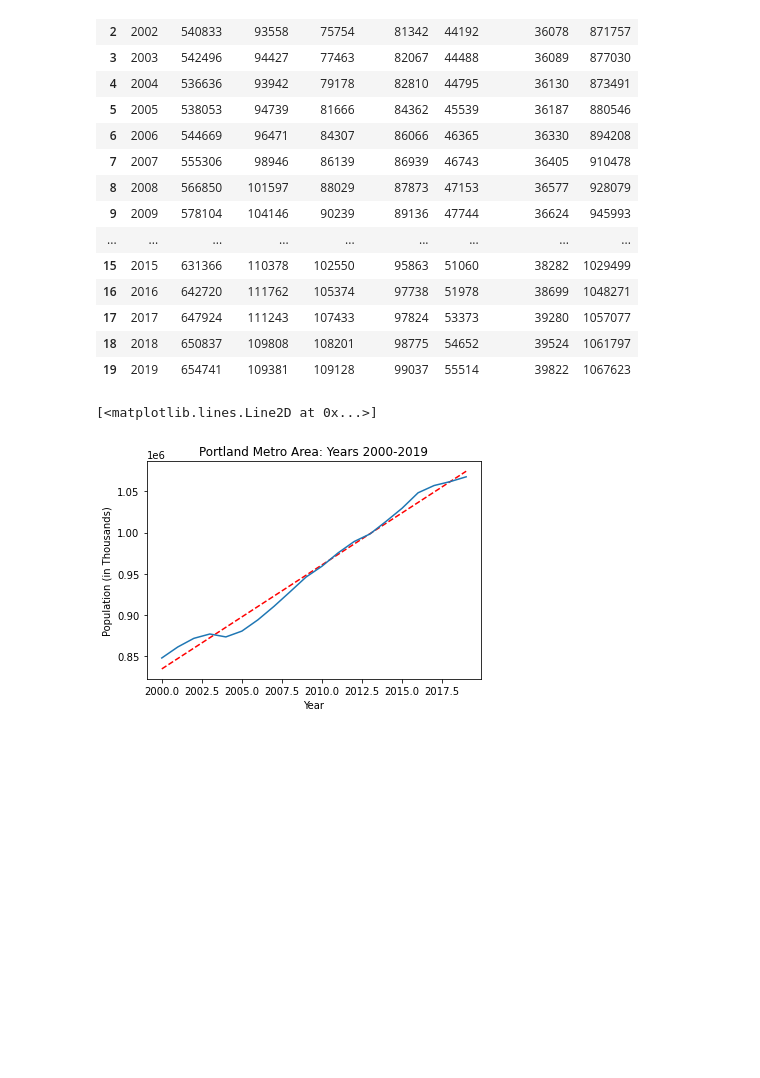
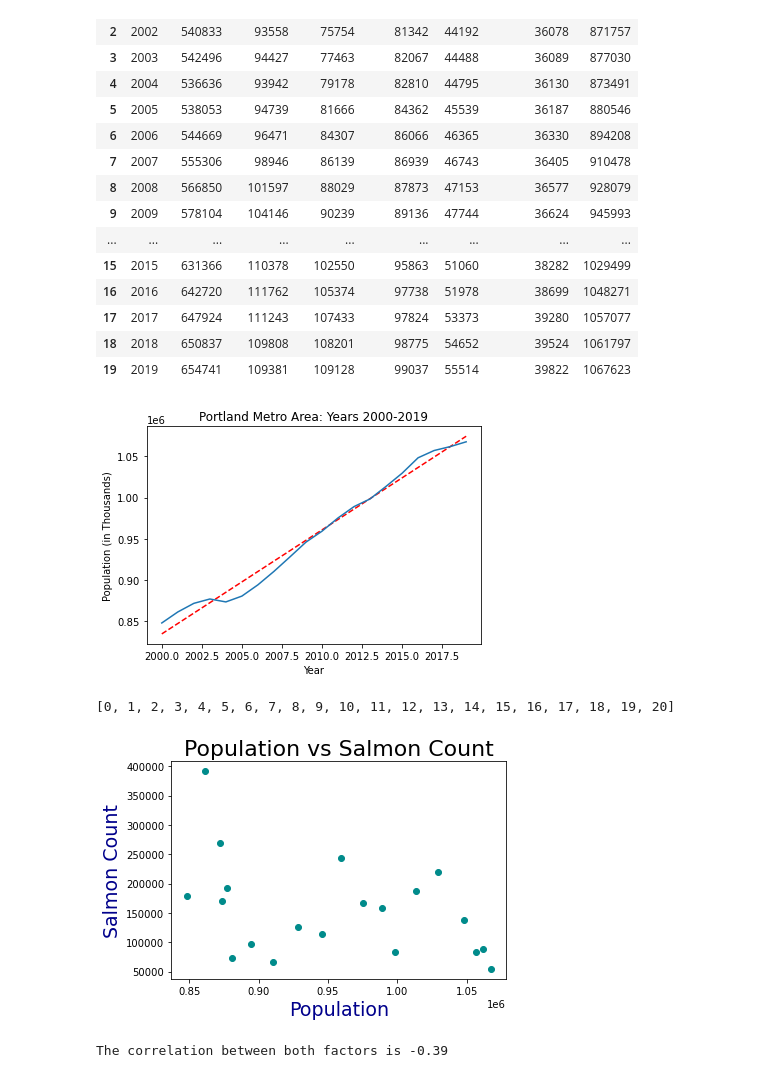
Before and after one commit to jayhjman/bootcamp-project1, a Jupyter notebook: Population_data.ipynb, the cells around one changed output. Drawn from its saved outputs; the diff is of its cells as text; code cells hidden in the pictures; blank space fills up the shorter version.

Commit message:
added scatter plot and images

```diff
--- a/Population_data.ipynb
+++ b/Population_data.ipynb
@@ -267,7 +267,6 @@ cities_census2 = cities_census2.drop([cities_census2.index[10]])
 # Merge census dataframes into one dataframe containing all years
 census_frames = [cities_census2,cities_census]
 complete_census_df = pd.concat(census_frames)
-complete_census_df= complete_census_df.reset_index(drop=True)
 
 # Reset index
 complete_census_df= complete_census_df.reset_index(drop=True)
@@ -314,14 +316,57 @@ ax.set_title("Portland Metro Area: Years 2000-2019")
 ax.plot(complete_census_df["Year"],p(complete_census_df["Year"]),"r--")
 ax.plot(complete_census_df["Year"], complete_census_df["Total"])
 
+plt.savefig("Annual_Images/Population Over Time")
+plt.show()
 
 ## Save image
 ###Need to change population decimal pt, and year to display full yrs only
 ##?? can you use: y_axis_data = np.arange(800,19,100)
 #                 y_axis_data
 # %% [output]
-[<matplotlib.lines.Line2D at 0x...>]
 [figure]
+# %%
+
+# Read in Bonneville Dam Spring Chinook Counts
+bonneville_file = "Resources/Chinook_Bonneville_Counts.csv"
+
+# Grab only the columns we want
+bonneville_salmon_df = pd.read_csv(bonneville_file, usecols=["Project","Year","Dates", "Chinook"])
+
+# Make sure we only get 2000 to 2020
+bonneville_salmon_df =  bonneville_salmon_df[
+    (bonneville_salmon_df["Year"] > 1999) &
+    (bonneville_salmon_df["Year"] < 2021)
+]
+
+# Clean up data types
+bonneville_salmon_df["Year"] = bonneville_salmon_df["Year"].astype('int')
+bonneville_salmon_df["Chinook"] = bonneville_salmon_df["Chinook"].astype('int')
+# %%
+bonneville_salmon_df= bonneville_salmon_df.reset_index(drop=True)
+bonneville_salmon_df.index.tolist()
+# %% [output]
+[0, 1, 2, 3, 4, 5, 6, 7, 8, 9, 10, 11, 12, 13, 14, 15, 16, 17, 18, 19, 20]
+# %%
+# Drop year that isn't included in census data
+bonneville_salmon_df = bonneville_salmon_df.drop([bonneville_salmon_df.index[20]])
+# %%
+# plt.figure(figsize = (9,7))
+plt.title('Population vs Salmon Count', size = 22)
+plt.xlabel('Population',size= 19,  color= "darkblue")
+plt.ylabel('Salmon Count', size= 19,  color= "darkblue")
+plt.scatter(complete_census_df["Total"], bonneville_salmon_df["Chinook"], color= "darkcyan")
+
+plt.savefig("Annual_Images/Population vs Bonneville Salmon Count")
+plt.show()
+# %% [output]
+[figure, added]
+# %%
+# Calculate correlation between bonneville salmon count and portland metro population
+correlation = st.pearsonr(complete_census_df["Total"], bonneville_salmon_df["Chinook"])
+print(f"The correlation between both factors is {round(correlation[0],2)}")
+# %% [output]
+The correlation between both factors is -0.39
 # %%
 # IMAGES###
 
```
Also changed, not shown: parts of 1 cell of this notebook, 3 other files.
